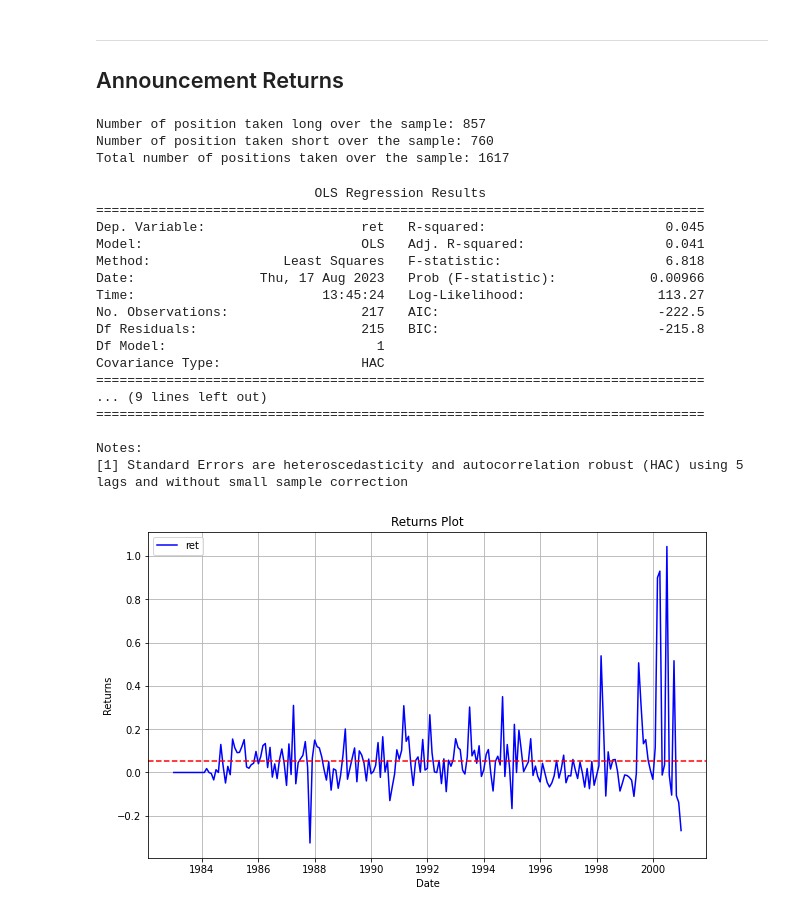
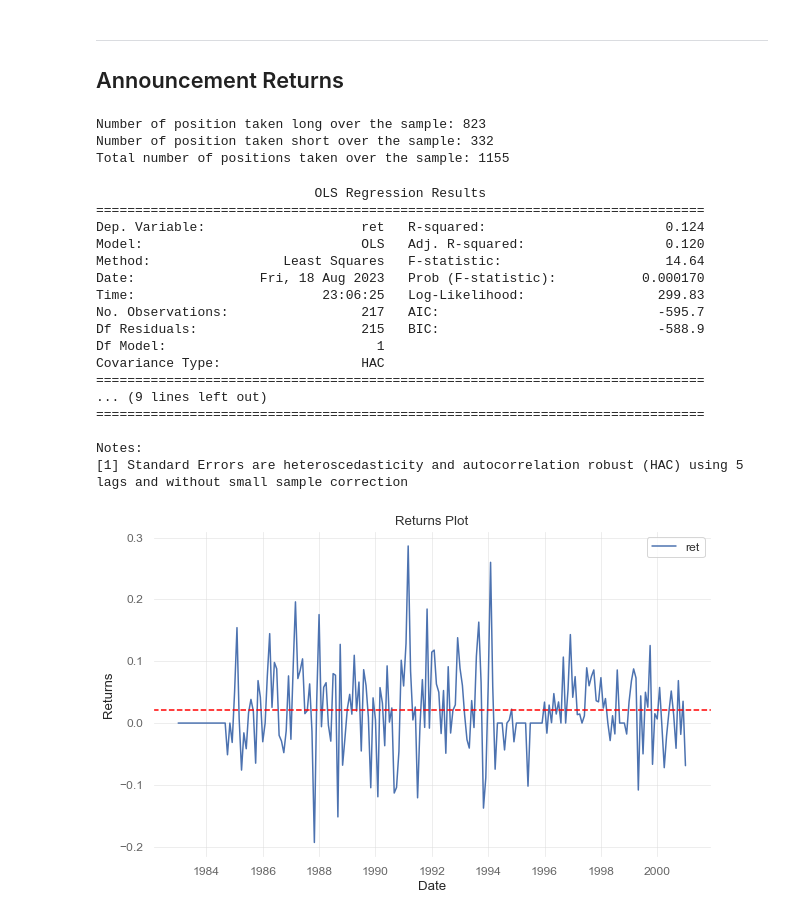
Before and after one commit to itsNH98/mixed_momentum, a Jupyter notebook: code/mixed_momentum.ipynb, the cells around one changed output. Saved outputs shown, nothing was run; the diff lists cells and outputs as text; code cells hidden in the pictures.

```diff
--- a/code/mixed_momentum.ipynb
+++ b/code/mixed_momentum.ipynb
@@ -56,12 +54,15 @@ strat_df = monthly_crsp.copy()
 # %%
-# Convert to first of next month to eventually merge with RDQ data
-def first_day_of_next_month(date):
-    next_month = date.replace(day=1) + pd.DateOffset(months=1)
-    return next_month
+# # New signal master to create the strategy dataframe
+# strat_df = monthly_crsp.copy()
 
-strat_df['date'] = strat_df['date'].apply(first_day_of_next_month)
+# # Convert to first of next month to eventually merge with RDQ data
+# def first_day_of_next_month(date):
+#     next_month = date.replace(day=1) + pd.DateOffset(months=1)
+#     return next_month
+
+# strat_df['date'] = strat_df['date'].apply(first_day_of_next_month)
+# strat_df = pd.read_csv('./strat_df.csv', parse_dates=['date'])
+strat_df = pd.read_csv('./strat_df.csv')
-# %%
-strat_df = pd.read_csv('./strat_df.csv', parse_dates=['date'])
 # %%
 start_date = '1983-01-01'
 end_date = '2001-01-01'
@@ -94,6 +95,7 @@ mm_df['temp'].loc[(mm_df['timeLinkStart_d']<=mm_df['date']) & ((mm_df['date']<=m
 mm_df['temp'].value_counts(normalize=True) * 100 # check the frequency
 mm_df = mm_df.loc[mm_df['temp']==1]
 mm_df.drop(columns=['temp','timeLinkStart_d','timeLinkEnd_d'], inplace=True)
+mm_df['date'] = pd.to_datetime(mm_df['date'])
 # %%
 ### EARNINGS RATIO CALCULATION ###
 
@@ -152,9 +154,9 @@ print(f'Number of position taken long over the sample: {len(buys)}')
 print(f'Number of position taken short over the sample: {len(sells)}')
 print(f'Total number of positions taken over the sample: {len(sells)+len(buys)}')
 # %% [output]
-Number of position taken long over the sample: 857
-Number of position taken short over the sample: 760
-Total number of positions taken over the sample: 1617
+Number of position taken long over the sample: 823
+Number of position taken short over the sample: 332
+Total number of positions taken over the sample: 1155
 # %%
 # Fitting the dates with no returns
 index_dates = pd.date_range(start=start_date, end=end_date, freq='MS')
@@ -193,13 +195,13 @@ print(model.summary())
 # %% [output]
                             OLS Regression Results
 ==============================================================================
-Dep. Variable:                    ret   R-squared:                       0.045
-Model:                            OLS   Adj. R-squared:                  0.041
-Method:                 Least Squares   F-statistic:                     6.818
-Date:                Thu, 17 Aug 2023   Prob (F-statistic):            0.00966
-Time:                        13:45:24   Log-Likelihood:                 113.27
-No. Observations:                 217   AIC:                            -222.5
-Df Residuals:                     215   BIC:                            -215.8
+Dep. Variable:                    ret   R-squared:                       0.124
+Model:                            OLS   Adj. R-squared:                  0.120
+Method:                 Least Squares   F-statistic:                     14.64
+Date:                Fri, 18 Aug 2023   Prob (F-statistic):           0.000170
+Time:                        23:06:25   Log-Likelihood:                 299.83
+No. Observations:                 217   AIC:                            -595.7
+Df Residuals:                     215   BIC:                            -588.9
 Df Model:                           1
 Covariance Type:                  HAC
 ==============================================================================
@@ -210,18 +212,18 @@ Notes:
 [1] Standard Errors are heteroscedasticity and autocorrelation robust (HAC) using 5 lags and without small sample correction
 # %%
 plt.figure(figsize=(10, 6))  # Adjust the figure size as needed
-plt.plot(result, linestyle='-', color='b', label='ret')  # Customize plot style
+plt.plot(LS, linestyle='-', color='b', label='ret')  # Customize plot style
 
 # Add labels and title
 plt.xlabel('Date')
 plt.ylabel('Returns')
 plt.title('Returns Plot')
 plt.legend()
-plt.axhline(result.mean(), color='red', ls='--')
+plt.axhline(LS.mean(), color='red', ls='--')
 
 
 # Show the plot
 plt.grid(True)
 plt.show()
 # %% [output]
-[figure, old version]
+[figure, new version]
```
Also changed, not shown: parts of 5 cells of this notebook, 2 other files.
